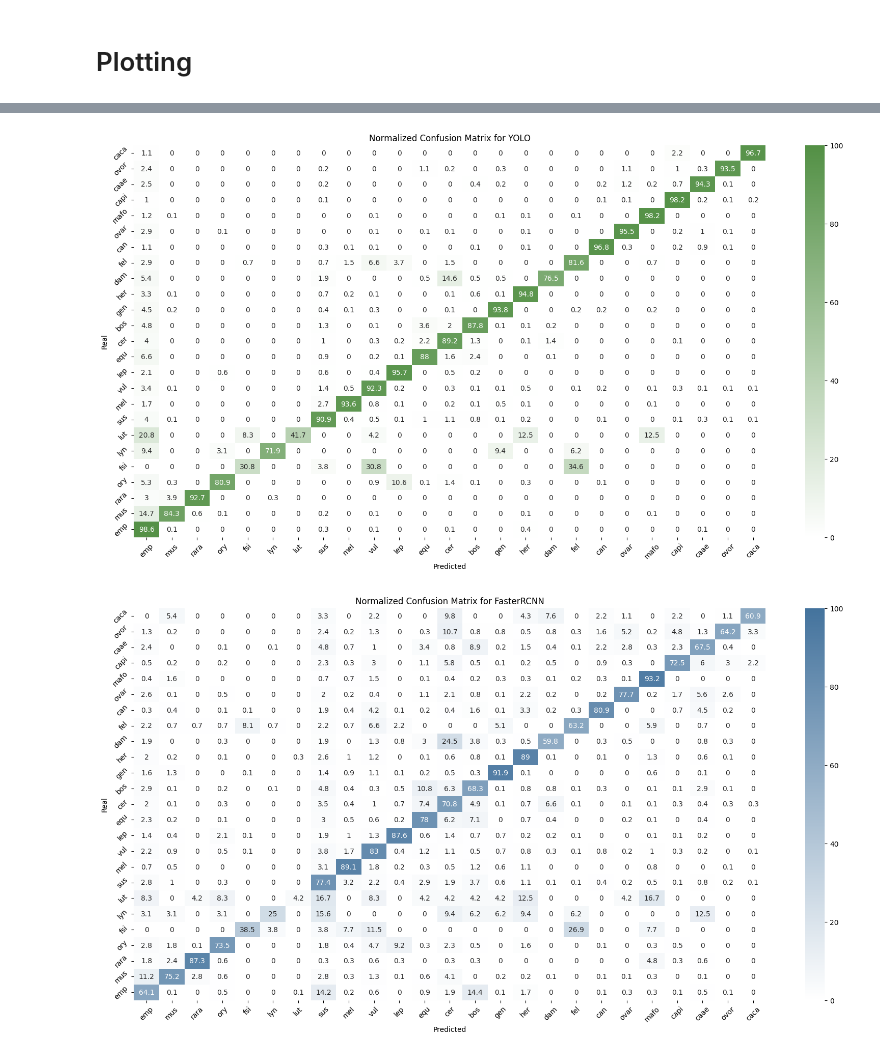
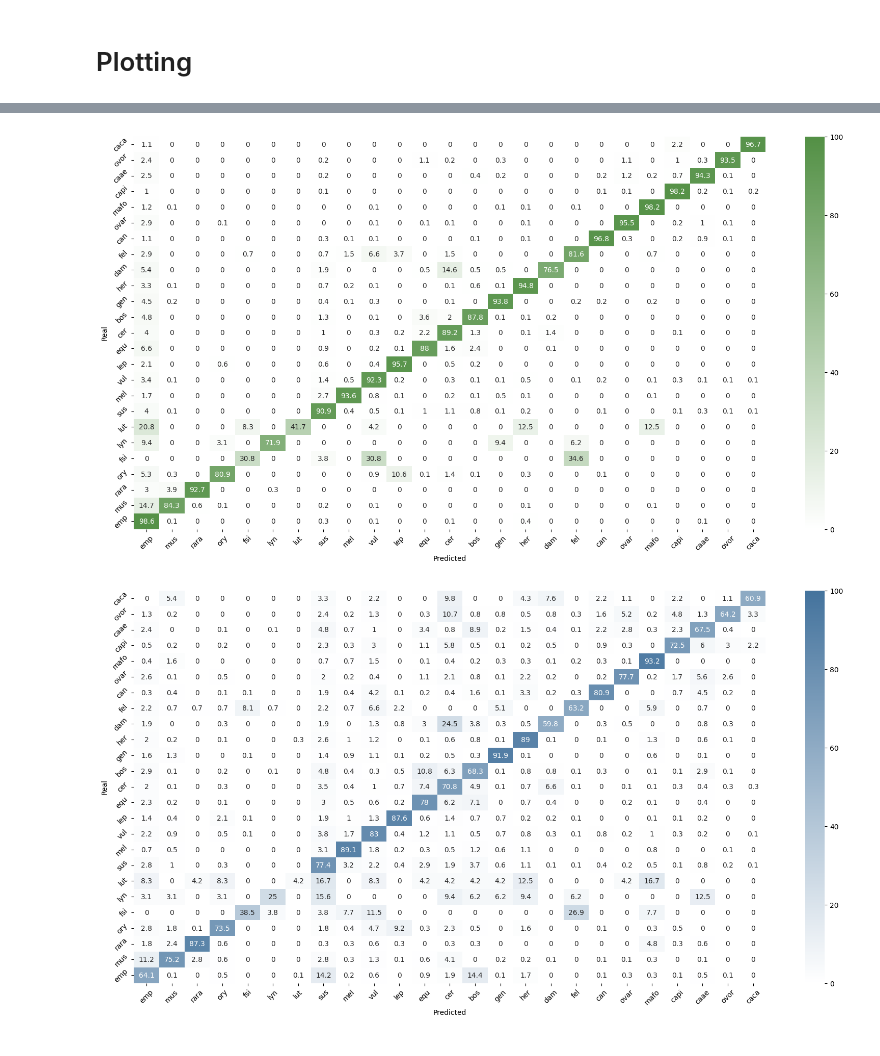
Before and after one commit to ziriraha/snieves-donana-benchmark, a Jupyter notebook: models/analysis/study.ipynb, the cells around one changed output, grey strips where cells are left out. Drawn from its saved outputs; the diff is of its cells as text; code cells hidden in the pictures.

```diff
--- a/models/analysis/study.ipynb
+++ b/models/analysis/study.ipynb
@@ -219,24 +219,24 @@ plot_all_metrics(results, COLORS)
 # %%
 # Normalize and show the confusion matrix for each model
 def plot_confusion_matrix(matrix, model):
     # matrix = matrix.iloc[::-1]
     matrix = round(matrix.div(matrix.sum(axis=1), axis=0).iloc[::-1] * 100, 1)
     plt.figure(figsize=(20, 10))
     # cmap = sns.light_palette(COLORS[model], as_cmap=True)
     cmap = sns.blend_palette(["white", COLORS[model]], as_cmap=True)
     sns.heatmap(matrix, annot=True, fmt='g', vmin=0, vmax=100, cmap=cmap)
     # Set tick labels and axis labels
     step_values = [i for i in range(len(LABELS))]
     plt.xticks(ticks=[i + 0.5 for i in step_values], labels=LABELS, rotation=45)
     plt.yticks(ticks=[i + 0.5 for i in step_values[::-1]], labels=LABELS, rotation=45)
     plt.xlabel("Predicted")
     plt.ylabel("Real")
-    plt.title(f"Normalized Confusion Matrix for {model}")
+
     return plt
 
 for model in models.keys():
     matrix = pd.DataFrame(models[model]["matrix"])
     plot_confusion_matrix(matrix, model).show()
 # %% [output]
-[figure, old version]
+[figure, new version]
-[figure, old version]
+[figure, new version]
```
Also changed, not shown: parts of 5 cells of this notebook, 6 other files.
